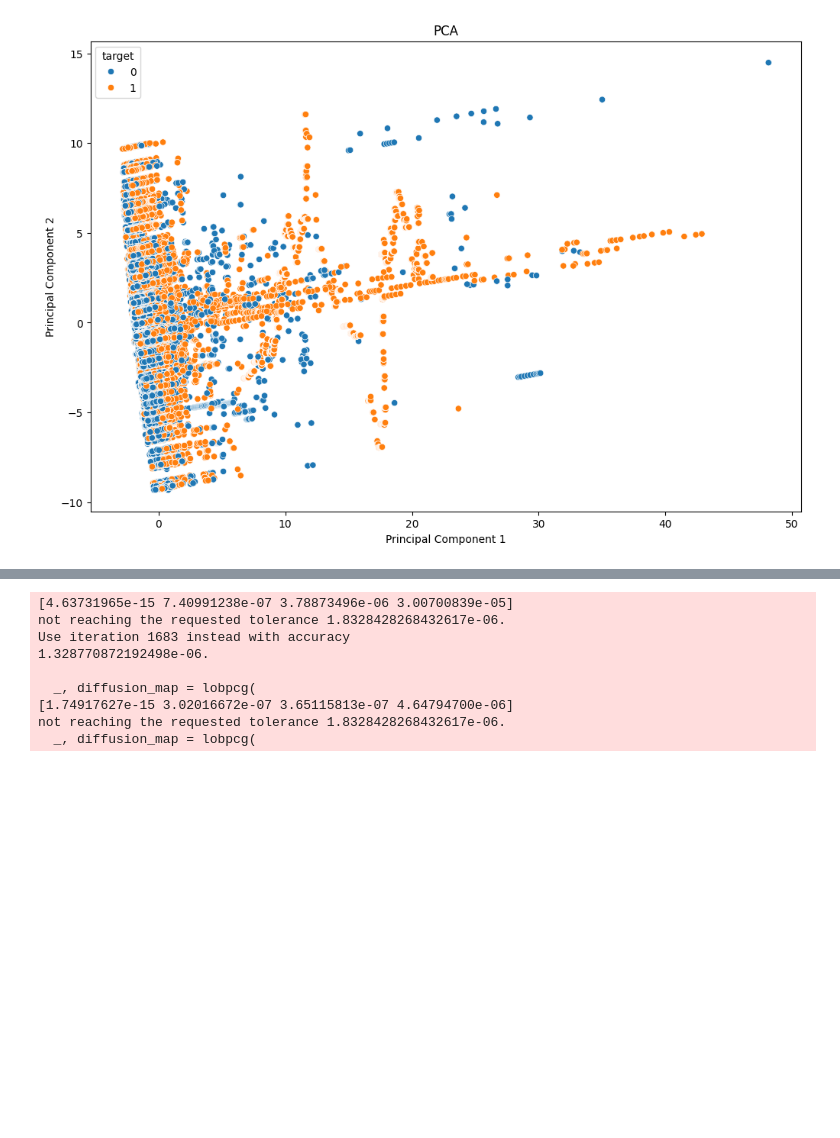
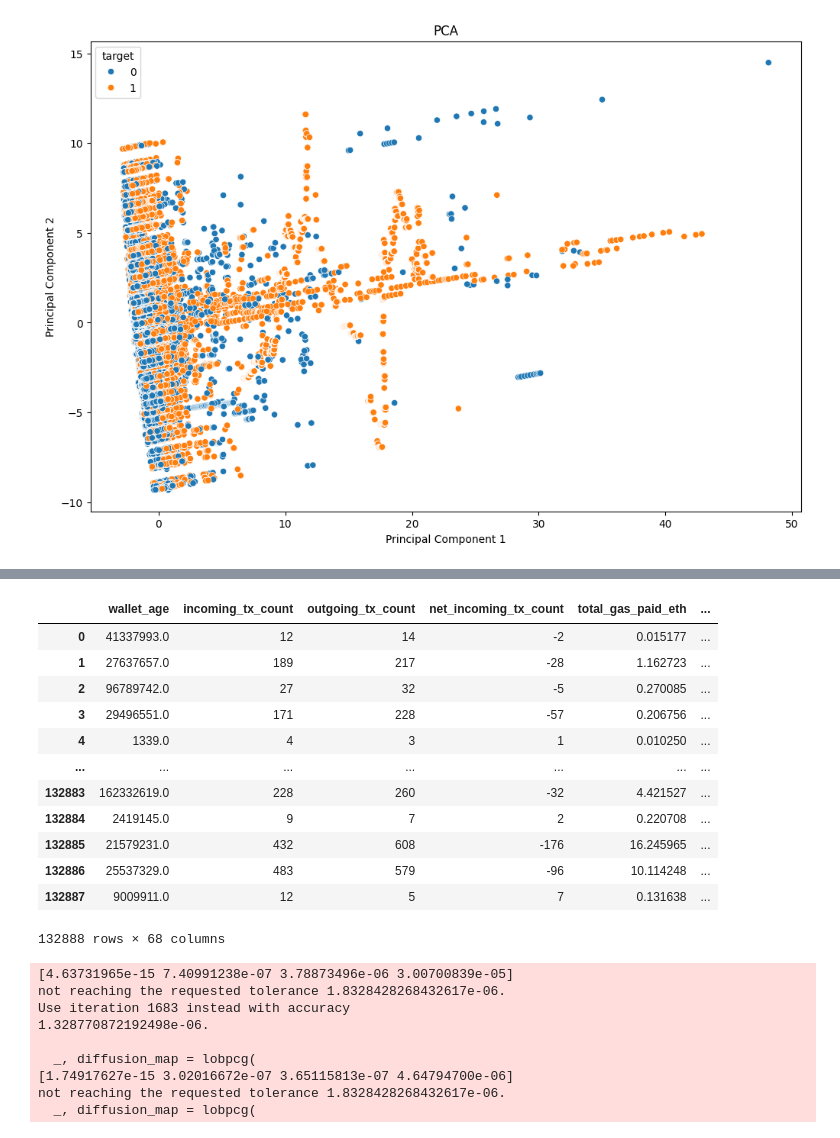
Before and after one commit to vspartamo/MDS7202, a Jupyter notebook: Proyecto/train_model.ipynb, the cells around one changed output, grey strips where cells are left out. Drawn from its saved outputs; the diff is of its cells as text; code cells hidden in the pictures; blank space fills up the shorter version.

```diff
--- a/Proyecto/train_model.ipynb
+++ b/Proyecto/train_model.ipynb
@@ -90,3 +132,19 @@ plt.show()
+# %%
+X_t1
+# %% [output]
+|  | wallet_age | incoming_tx_count | outgoing_tx_count | net_incoming_tx_count | total_gas_paid_eth | ... |
+| 0 | 41337993.0 | 12 | 14 | -2 | 0.015177 | ... |
+| 1 | 27637657.0 | 189 | 217 | -28 | 1.162723 | ... |
+| 2 | 96789742.0 | 27 | 32 | -5 | 0.270085 | ... |
+| 3 | 29496551.0 | 171 | 228 | -57 | 0.206756 | ... |
+| 4 | 1339.0 | 4 | 3 | 1 | 0.010250 | ... |
+| ... | ... | ... | ... | ... | ... | ... |
+| 132883 | 162332619.0 | 228 | 260 | -32 | 4.421527 | ... |
+| 132884 | 2419145.0 | 9 | 7 | 2 | 0.220708 | ... |
+| 132885 | 21579231.0 | 432 | 608 | -176 | 16.245965 | ... |
+| 132886 | 25537329.0 | 483 | 579 | -96 | 10.114248 | ... |
+| 132887 | 9009911.0 | 12 | 5 | 7 | 0.131638 | ... |
+132888 rows × 68 columns
 # %%
 from sklearn.cluster import DBSCAN
 import umap
```
Also changed, not shown: parts of 4 cells of this notebook, 1 other file.
